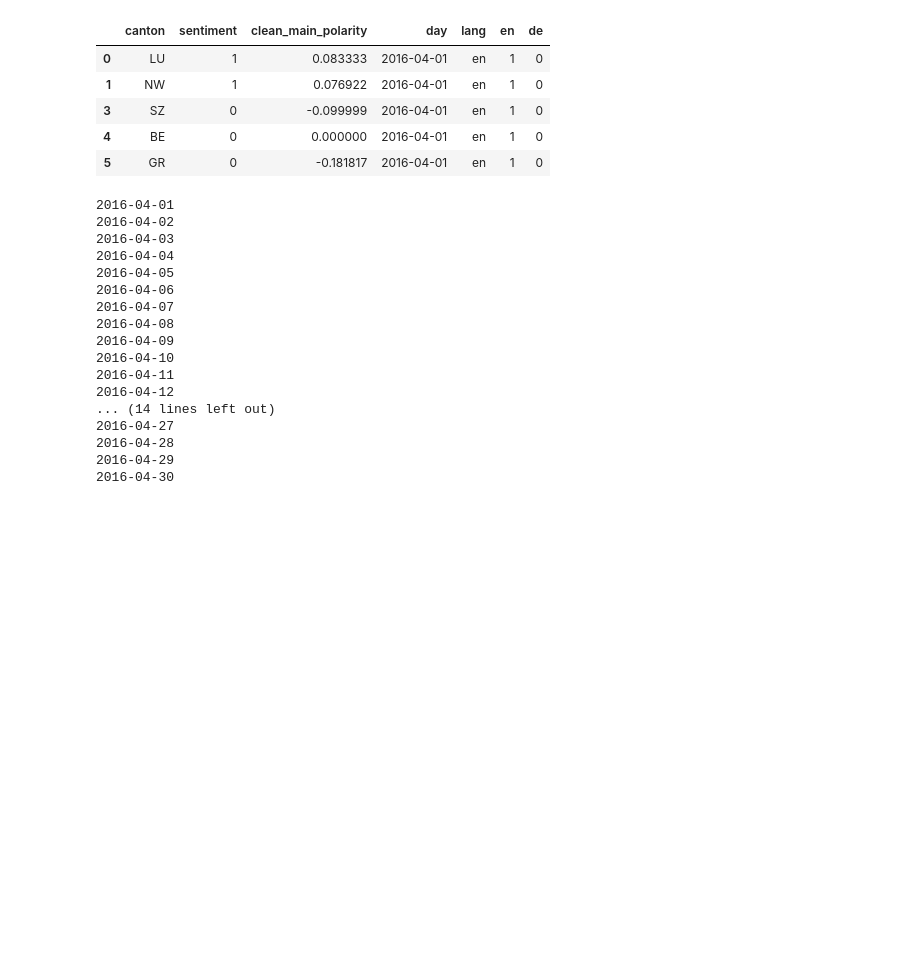
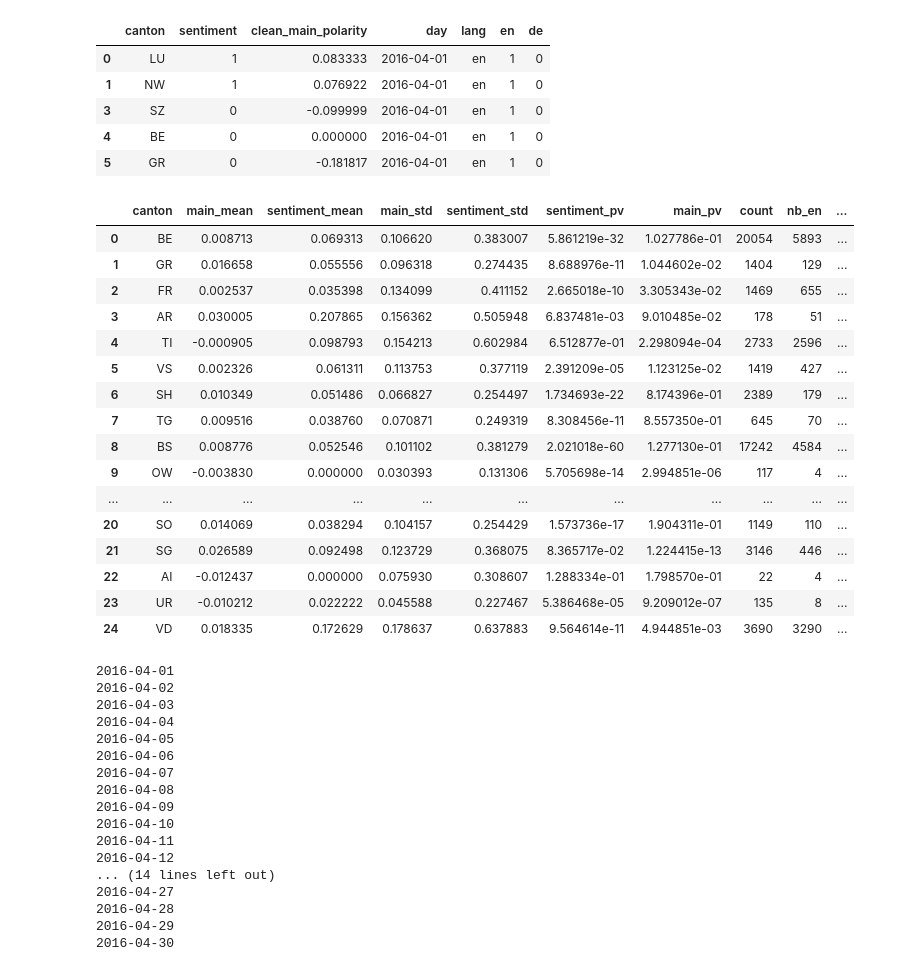
Before and after one commit to ahmadajal/ada-ana-project, a Jupyter notebook: Pre-Visualization-part2.ipynb, the cells around one changed output. Drawn from its saved outputs; the diff is of its cells as text; code cells hidden in the pictures; blank space fills up the shorter version.

Commit message:
aggregated data

```diff
--- a/Pre-Visualization-part2.ipynb
+++ b/Pre-Visualization-part2.ipynb
@@ -199,3 +199,50 @@ data_sent_canton.head()
 | 3 | SZ | 0 | -0.099999 | 2016-04-01 | en | 1 | 0 |
 | 4 | BE | 0 | 0.000000 | 2016-04-01 | en | 1 | 0 |
 | 5 | GR | 0 | -0.181817 | 2016-04-01 | en | 1 | 0 |
+# %%
+data_sent_canton_gp = data_sent_canton.groupby('canton')
+# p_values
+data_sent_canton_p_values = pd.DataFrame(columns = ['canton','sentiment_pv','main_pv'])
+for i,group in enumerate( data_sent_canton_gp.groups):
+    data_c = data_sent_canton_gp.get_group(group)
+    pv_sentiment = stats.ttest_ind(a = data_c.sentiment, b= data_sent_canton.sentiment, equal_var=False)[1]
+    pv_main = (stats.ttest_ind(a = data_c.clean_main_polarity, b= data_sent_canton.clean_main_polarity, equal_var=False))[1]
+    data_sent_canton_p_values.loc[i] = [group, pv_sentiment, pv_main]
+
+data_sent_canton_p_values = data_sent_canton_p_values.set_index('canton')
+# mean
+data_sent_canton_mean = pd.DataFrame(data_sent_canton_gp.mean()[['clean_main_polarity','sentiment']])
+data_sent_canton_mean.columns = ['main_mean','sentiment_mean']
+# std
+data_sent_canton_std = pd.DataFrame(data_sent_canton_gp.std()[['clean_main_polarity','sentiment']])
+data_sent_canton_std.columns = ['main_std','sentiment_std']
+# count
+data_sent_canton_count = pd.DataFrame(data_sent_canton_gp.count()['sentiment'])
+data_sent_canton_count.columns = ['count']
+# languages
+data_sent_canton_nb_lang = pd.DataFrame(data_sent_canton_gp.sum()[['en','de']])
+data_sent_canton_nb_lang.columns = ['nb_en','nb_de']
+
+
+# concatenation
+data_sent_canton_ = pd.concat([data_sent_canton_mean, data_sent_canton_std, data_sent_canton_p_values, data_sent_canton_count, data_sent_canton_nb_lang], axis = 1, join = 'inner')
+data_sent_canton_ = data_sent_canton_.reset_index()
+data_sent_canton_
+# %% [output]
+|  | canton | main_mean | sentiment_mean | main_std | sentiment_std | sentiment_pv | main_pv | count | nb_en | ... |
+| 0 | BE | 0.008713 | 0.069313 | 0.106620 | 0.383007 | 5.861219e-32 | 1.027786e-01 | 20054 | 5893 | ... |
+| 1 | GR | 0.016658 | 0.055556 | 0.096318 | 0.274435 | 8.688976e-11 | 1.044602e-02 | 1404 | 129 | ... |
+| 2 | FR | 0.002537 | 0.035398 | 0.134099 | 0.411152 | 2.665018e-10 | 3.305343e-02 | 1469 | 655 | ... |
+| 3 | AR | 0.030005 | 0.207865 | 0.156362 | 0.505948 | 6.837481e-03 | 9.010485e-02 | 178 | 51 | ... |
+| 4 | TI | -0.000905 | 0.098793 | 0.154213 | 0.602984 | 6.512877e-01 | 2.298094e-04 | 2733 | 2596 | ... |
+| 5 | VS | 0.002326 | 0.061311 | 0.113753 | 0.377119 | 2.391209e-05 | 1.123125e-02 | 1419 | 427 | ... |
+| 6 | SH | 0.010349 | 0.051486 | 0.066827 | 0.254497 | 1.734693e-22 | 8.174396e-01 | 2389 | 179 | ... |
+| 7 | TG | 0.009516 | 0.038760 | 0.070871 | 0.249319 | 8.308456e-11 | 8.557350e-01 | 645 | 70 | ... |
+| 8 | BS | 0.008776 | 0.052546 | 0.101102 | 0.381279 | 2.021018e-60 | 1.277130e-01 | 17242 | 4584 | ... |
+| 9 | OW | -0.003830 | 0.000000 | 0.030393 | 0.131306 | 5.705698e-14 | 2.994851e-06 | 117 | 4 | ... |
+| ... | ... | ... | ... | ... | ... | ... | ... | ... | ... | ... |
+| 20 | SO | 0.014069 | 0.038294 | 0.104157 | 0.254429 | 1.573736e-17 | 1.904311e-01 | 1149 | 110 | ... |
+| 21 | SG | 0.026589 | 0.092498 | 0.123729 | 0.368075 | 8.365717e-02 | 1.224415e-13 | 3146 | 446 | ... |
+| 22 | AI | -0.012437 | 0.000000 | 0.075930 | 0.308607 | 1.288334e-01 | 1.798570e-01 | 22 | 4 | ... |
+| 23 | UR | -0.010212 | 0.022222 | 0.045588 | 0.227467 | 5.386468e-05 | 9.209012e-07 | 135 | 8 | ... |
+| 24 | VD | 0.018335 | 0.172629 | 0.178637 | 0.637883 | 9.564614e-11 | 4.944851e-03 | 3690 | 3290 | ... |
```
Also changed, not shown: parts of 1 cell of this notebook, 1 other file.
